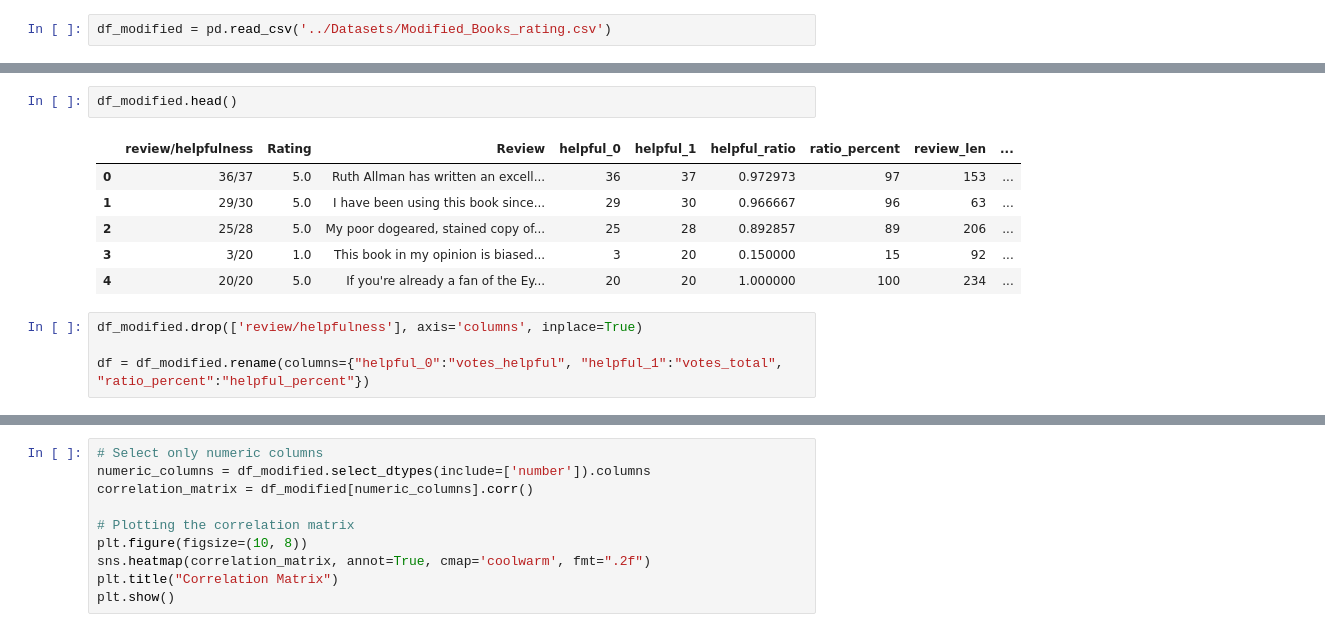
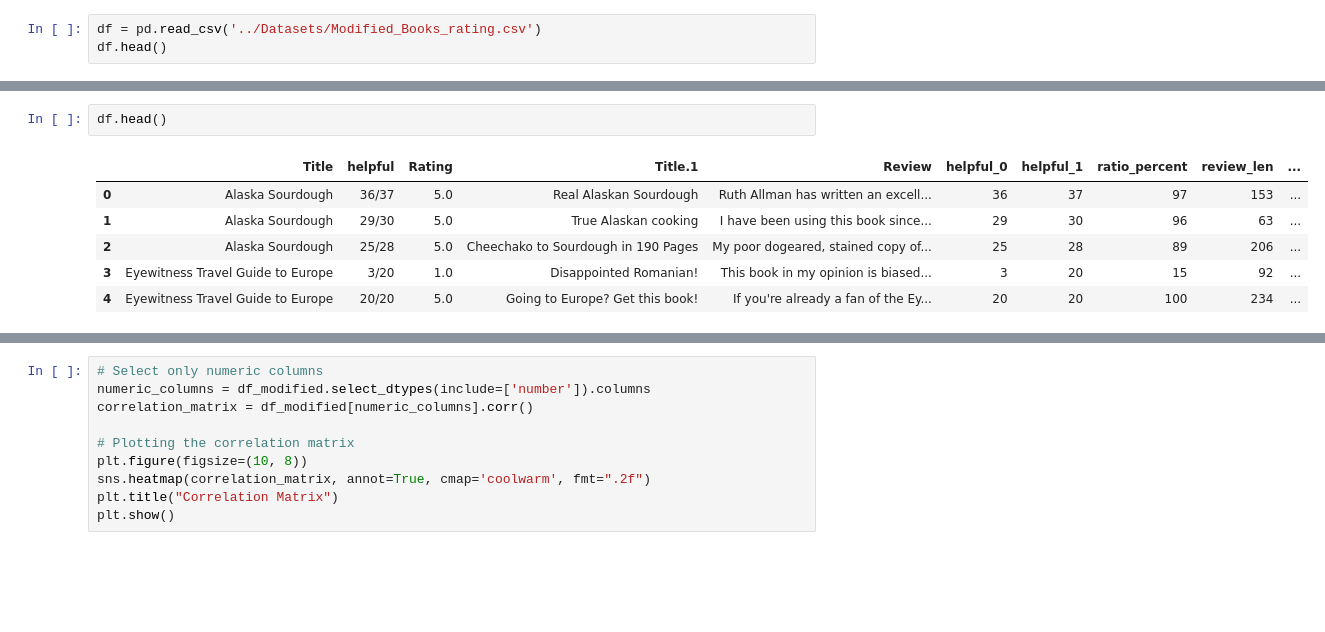
Before and after one commit to bakenq/ASAI, a Jupyter notebook: Notebooks/CorrelationMatrix.ipynb, the cells around one changed output, grey strips where cells are left out. Saved outputs shown, nothing was run; the diff lists cells and outputs as text; blank space fills up the shorter version.

Commit message:
add correlation matrix for factors puls rating for books factor analysis

```diff
--- a/Notebooks/CorrelationMatrix.ipynb
+++ b/Notebooks/CorrelationMatrix.ipynb
@@ -9,2 +42,3 @@ import textstat
 # %%
-df_modified = pd.read_csv('../Datasets/Modified_Books_rating.csv')
+df = pd.read_csv('../Datasets/Modified_Books_rating.csv')
+df.head()
@@ -11,13 +104,9 @@ df_modified = pd.read_csv('../Datasets/Modified_Books_rating.csv')
 # %%
-df_modified.head()
+df.head()
 # %% [output]
-|  | review/helpfulness | Rating | Review | helpful_0 | helpful_1 | helpful_ratio | ratio_percent | review_len | ... |
-| 0 | 36/37 | 5.0 | Ruth Allman has written an excell... | 36 | 37 | 0.972973 | 97 | 153 | ... |
-| 1 | 29/30 | 5.0 | I have been using this book since... | 29 | 30 | 0.966667 | 96 | 63 | ... |
-| 2 | 25/28 | 5.0 | My poor dogeared, stained copy of... | 25 | 28 | 0.892857 | 89 | 206 | ... |
-| 3 | 3/20 | 1.0 | This book in my opinion is biased... | 3 | 20 | 0.150000 | 15 | 92 | ... |
-| 4 | 20/20 | 5.0 | If you're already a fan of the Ey... | 20 | 20 | 1.000000 | 100 | 234 | ... |
+|  | Title | helpful | Rating | Title.1 | Review | helpful_0 | helpful_1 | ratio_percent | review_len | ... |
+| 0 | Alaska Sourdough | 36/37 | 5.0 | Real Alaskan Sourdough | Ruth Allman has written an excell... | 36 | 37 | 97 | 153 | ... |
+| 1 | Alaska Sourdough | 29/30 | 5.0 | True Alaskan cooking | I have been using this book since... | 29 | 30 | 96 | 63 | ... |
+| 2 | Alaska Sourdough | 25/28 | 5.0 | Cheechako to Sourdough in 190 Pages | My poor dogeared, stained copy of... | 25 | 28 | 89 | 206 | ... |
+| 3 | Eyewitness Travel Guide to Europe | 3/20 | 1.0 | Disappointed Romanian! | This book in my opinion is biased... | 3 | 20 | 15 | 92 | ... |
+| 4 | Eyewitness Travel Guide to Europe | 20/20 | 5.0 | Going to Europe? Get this book! | If you're already a fan of the Ey... | 20 | 20 | 100 | 234 | ... |
-# %%
-df_modified.drop(['review/helpfulness'], axis='columns', inplace=True)
-
-df = df_modified.rename(columns={"helpful_0":"votes_helpful", "helpful_1":"votes_total", "ratio_percent":"helpful_percent"})
```
Also changed, not shown: parts of 8 cells of this notebook, 1 other file.
